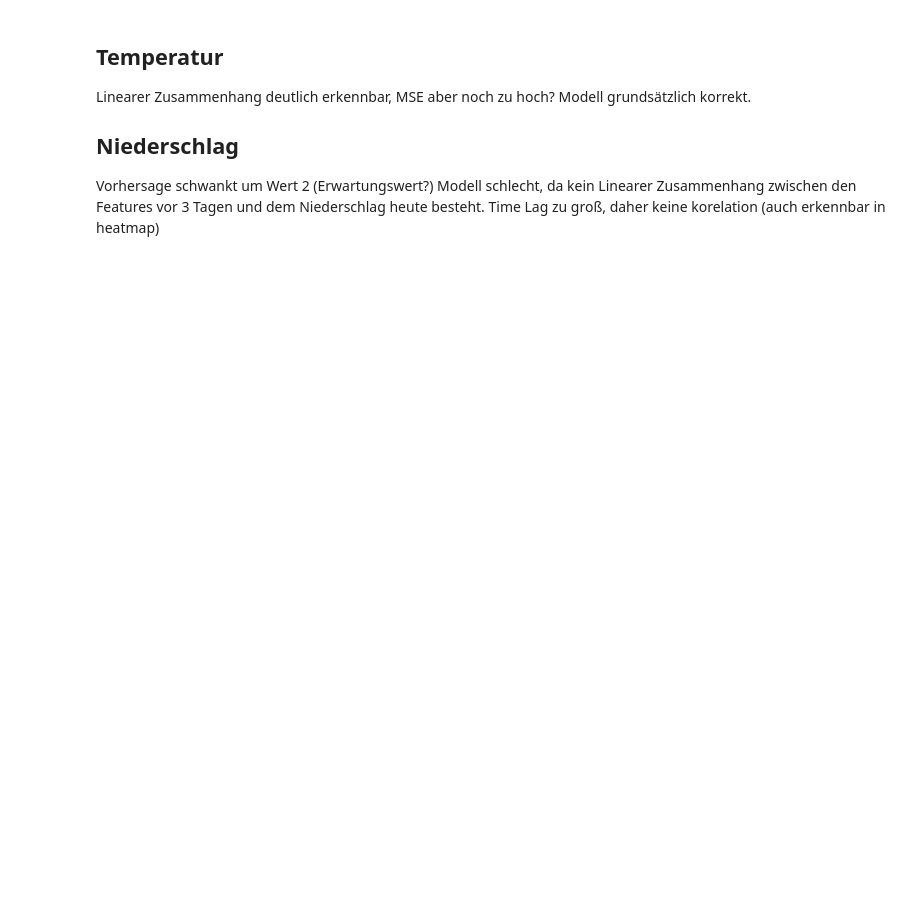
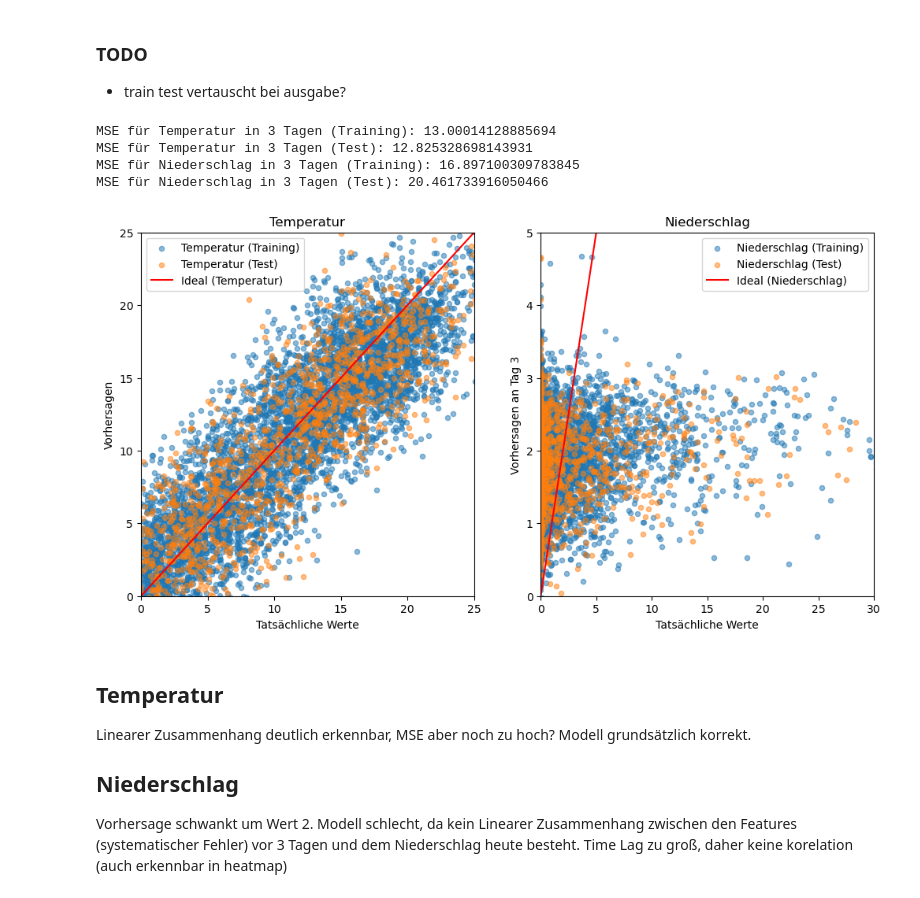
Before and after one commit to SolonRubens/Weather_Forecast_ML, a Jupyter notebook: Linear.ipynb, the cells around one changed output. Saved outputs shown, nothing was run; the diff lists cells and outputs as text; code cells hidden in the pictures; blank space fills up the shorter version.

```diff
--- a/Linear.ipynb
+++ b/Linear.ipynb
@@ -66,11 +93,17 @@ Evtl Überlegungen bezügl. weiteren Features
 # %%
-#Those Features can't tell us anything about Temperature or Precipiation
-drop_features = ['DATE', ' MESS_DATUM', ' MESS_DATUM_sch', ' MESS_DATUM_arb', ' LUFTTEMPERATUR_lag',
-                 ' NIEDERSCHLAGSHOEHE_lag', ' QUALITAETS_NIVEAU_sch' , ' QUALITAETS_NIVEAU_arb',
-                 ' QUALITAETS_NIVEAU']
+#Features sind keine werte die Einfluss auf Temperatur oder Niederschlag haben
+drop_features = ['DATE', ' MESS_DATUM', ' MESS_DATUM_sch', ' MESS_DATUM_arb',
+                 ' LUFTTEMPERATUR_lag_1',' LUFTTEMPERATUR_lag_2' ,' LUFTTEMPERATUR_lag_3',
+                 ' NIEDERSCHLAGSHOEHE_lag_1', ' NIEDERSCHLAGSHOEHE_lag_2', ' NIEDERSCHLAGSHOEHE_lag_3',
+                 ' QUALITAETS_NIVEAU_sch' , ' QUALITAETS_NIVEAU_arb', ' QUALITAETS_NIVEAU']
 
 X = df_combined_tl.drop(drop_features, axis=1)
-y_temperature = df_combined_tl[' LUFTTEMPERATUR_lag']
-y_precipiation = df_combined_tl[' NIEDERSCHLAGSHOEHE_lag']
+
+y_temperature_lag_1 = df_combined_tl[' LUFTTEMPERATUR_lag_1']
+y_temperature_lag_2 = df_combined_tl[' LUFTTEMPERATUR_lag_2']
+y_temperature_lag_3 = df_combined_tl[' LUFTTEMPERATUR_lag_3']
+y_precipiation_lag_1 = df_combined_tl[' NIEDERSCHLAGSHOEHE_lag_1']
+y_precipiation_lag_2 = df_combined_tl[' NIEDERSCHLAGSHOEHE_lag_2']
+y_precipiation_lag_3 = df_combined_tl[' NIEDERSCHLAGSHOEHE_lag_3']
 # %% [markdown]
 ### TODO
@@ -114,0 +129,52 @@ MSE für Niederschlag: 25.84006587043836
+# %% [markdown]
+### TODO
+- train test vertauscht bei ausgabe?
+# %%
+# Evaluate Models based on MSE
+mse_y1_l3_train = mean_squared_error(y1_l3_train, y1_l3_train_pred)
+mse_y1_l3_test = mean_squared_error(y1_l3_test, y1_l3_test_pred)
+
+mse_y2_l3_train = mean_squared_error(y2_l3_train, y2_l3_train_pred)
+mse_y2_l3_test = mean_squared_error(y2_l3_test, y2_l3_test_pred)
+
+print("MSE für Temperatur in 3 Tagen (Training):", mse_y1_l3_train)
+print("MSE für Temperatur in 3 Tagen (Test):", mse_y1_l3_test)
+
+print("MSE für Niederschlag in 3 Tagen (Training):", mse_y2_l3_train)
+print("MSE für Niederschlag in 3 Tagen (Test):", mse_y2_l3_test)
+
+# Visualisiere die Abweichung der Vorhersagen von den tatsächlichen Werten für Temperatur
+plt.figure(figsize=(12, 6))
+plt.subplot(1, 2, 1)
+plt.scatter(y1_l3_train, y1_l3_train_pred, label='Temperatur (Training)', alpha=0.5, s=20)
+plt.scatter(y1_l3_test, y1_l3_test_pred, label='Temperatur (Test)', alpha=0.5, s=20)
+max_value_y1_l3 = max(max(y1_l3_train), max(y1_l3_test), max(y1_l3_train_pred), max(y1_l3_test_pred))
+plt.plot([-10, max_value_y1_l3], [-10, max_value_y1_l3], linestyle='-', color='red', label='Ideal (Temperatur)')
+plt.xlim(0, 25)
+plt.ylim(0, 25)
+plt.xlabel('Tatsächliche Werte')
+plt.ylabel('Vorhersagen')
+plt.title('Temperatur')
+plt.legend()
+
+# Visualisiere die Abweichung der Vorhersagen von den tatsächlichen Werten für Niederschlag
+plt.subplot(1, 2, 2)
+plt.scatter(y2_l3_train, y2_l3_train_pred, label='Niederschlag (Training)', alpha=0.5, s=20)
+plt.scatter(y2_l3_test, y2_l3_test_pred, label='Niederschlag (Test)', alpha=0.5, s=20)
+max_value_y2_l3 = max(max(y2_l3_train), max(y2_l3_test), max(y2_l3_train_pred), max(y2_l3_test_pred))
+plt.plot([-10, max_value_y2_l3], [-10, max_value_y2_l3], linestyle='-', color='red', label='Ideal (Niederschlag)')
+plt.xlim(0, 30)
+plt.ylim(0, 5)
+plt.xlabel('Tatsächliche Werte')
+plt.ylabel('Vorhersagen an Tag 3')
+plt.title('Niederschlag')
+plt.legend()
+
+# Zeige die Plots an
+plt.show()
+# %% [output]
+MSE für Temperatur in 3 Tagen (Training): 13.00014128885694
+MSE für Temperatur in 3 Tagen (Test): 12.825328698143931
+MSE für Niederschlag in 3 Tagen (Training): 16.897100309783845
+MSE für Niederschlag in 3 Tagen (Test): 20.461733916050466
+[figure, added]
@@ -117,5 +186,5 @@ MSE für Niederschlag: 25.84006587043836
 Linearer Zusammenhang deutlich erkennbar, MSE aber noch zu hoch? Modell grundsätzlich korrekt.
 
 ## Niederschlag
-Vorhersage schwankt um Wert 2 (Erwartungswert?)
-Modell schlecht, da kein Linearer Zusammenhang zwischen den Features vor 3 Tagen und dem Niederschlag heute besteht. Time Lag zu groß, daher keine korelation (auch erkennbar in heatmap)
+Vorhersage schwankt um Wert 2.
+Modell schlecht, da kein Linearer Zusammenhang zwischen den Features (systematischer Fehler) vor 3 Tagen und dem Niederschlag heute besteht. Time Lag zu groß, daher keine korelation (auch erkennbar in heatmap)
```
Also changed, not shown: parts of 12 cells of this notebook.
